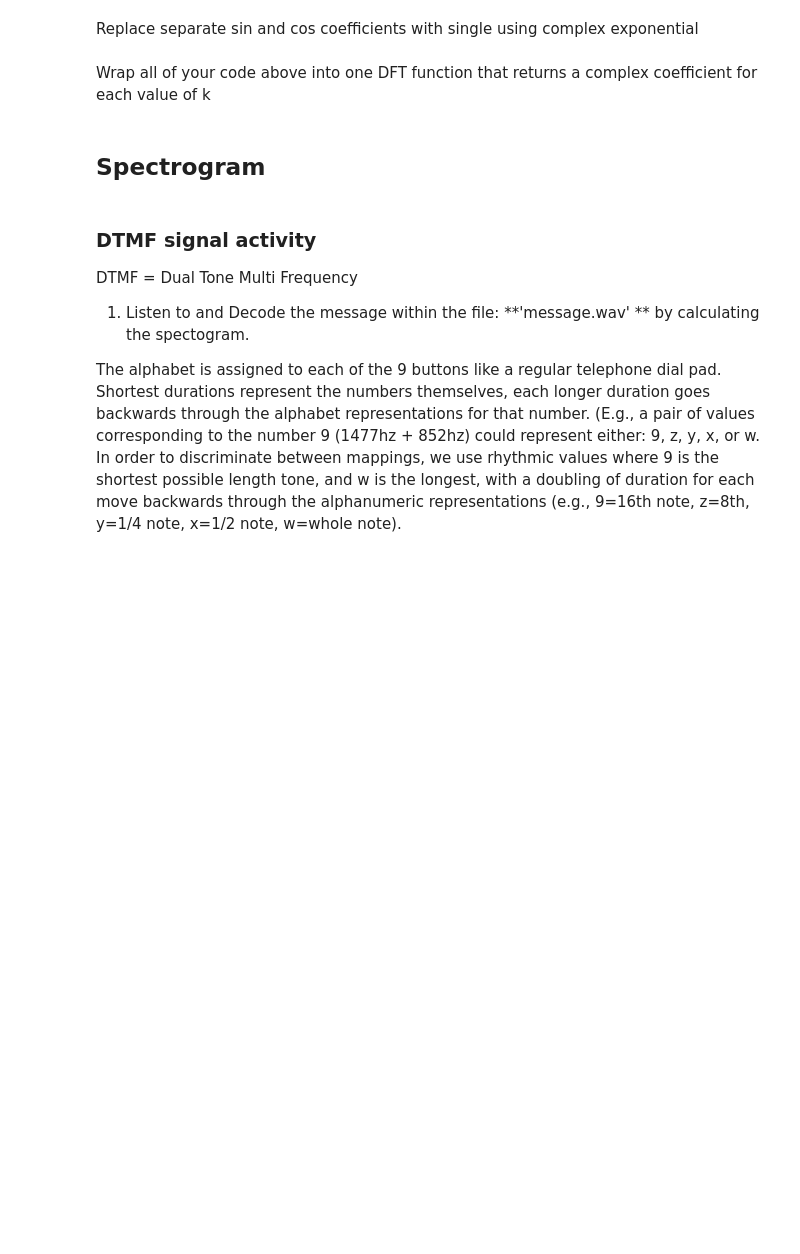
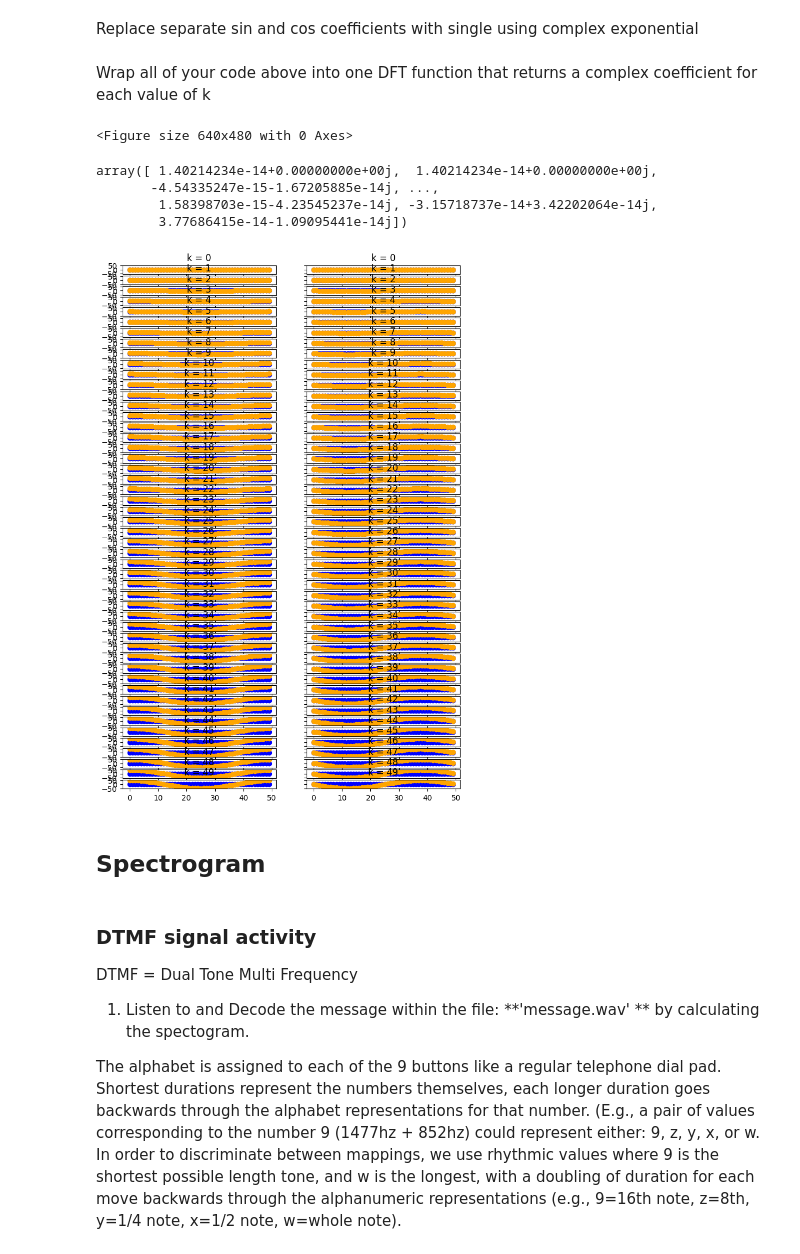
Before and after one commit to MrSesameSeed/AudioTechII, a Jupyter notebook: Activities/Activity5_DFT.ipynb, the cells around one changed output. Saved outputs shown, nothing was run; the diff lists cells and outputs as text; code cells hidden in the pictures; blank space fills up the shorter version.

```diff
--- a/Activities/Activity5_DFT.ipynb
+++ b/Activities/Activity5_DFT.ipynb
@@ -85,11 +86,54 @@ print(X_k)
 # %% [markdown]
 Replace separate sin and cos coefficients with single using complex exponential
 # %%
-for n in nv:
-    xp = np.exp(-1j*np.pi*kv*n/N)
-    y = np.append(y, 1/N*sum(X*xp))
+y = np.array([]) # initialize empty array
+for k in range(N):
+    xp = np.exp(-1j*np.pi*k*n/N)
+    y = np.append(y, 1/N*sum(s*xp))
 # %% [markdown]
 Wrap all of your code above into one DFT function that returns a complex coefficient for each value of k
+# %%
+test = np.sin(2 * np.pi * k * n / N)
+def DFT(x):
+    N = 50
+    k = 50
+    n = np.arange(0, N)
+    s = np.sin(2 * np.pi * k * n)
+    fig, axs = plt.subplots(nrows=N, ncols=2, sharex=True, sharey=True, figsize=(8, k/4))
+
+    X_k = np.array([]) # initialize empty array
+    y = np.array([])
+    for i in range(N):
+        # Generate cosine and sine waves for the current value of i
+        cos_wave = i*np.cos(2*np.pi * k * n / N)
+        sin_wave = i*np.sin(2*np.pi * k * n / N)
+        axs[i, 0].plot(n, s, label='Original Sinusoid', color="blue", marker='o')
+        axs[i, 0].plot(n, cos_wave, label=i, color="orange", marker='o')
+        axs[i, 0].set_title("k = "+str(i))
+
+
+        axs[i, 1].plot(n, s, label='Original Sinusoid',color='blue', marker='o')
+        axs[i, 1].plot(n, sin_wave, label=i, color="orange", marker='o')
+        axs[i, 1].set_title("k = "+str(i))
+
+
+        for k in range(N):
+            xp = np.exp(-1j*np.pi*k*n/N)
+            y = np.append(y, 1/N*sum(s*xp))
+            X_k = np.append(X_k, y)
+
+    return X_k
+
+plt.tight_layout()
+plt.show()
+DFT(test)
+# %% [output]
+<Figure size 640x480 with 0 Axes>
+array([ 1.40214234e-14+0.00000000e+00j,  1.40214234e-14+0.00000000e+00j,
+       -4.54335247e-15-1.67205885e-14j, ...,
+        1.58398703e-15-4.23545237e-14j, -3.15718737e-14+3.42202064e-14j,
+        3.77686415e-14-1.09095441e-14j])
+[figure, added]
 # %% [markdown]
 ## Spectrogram
 # %% [markdown]
```
Also changed, not shown: parts of 2 cells of this notebook.
